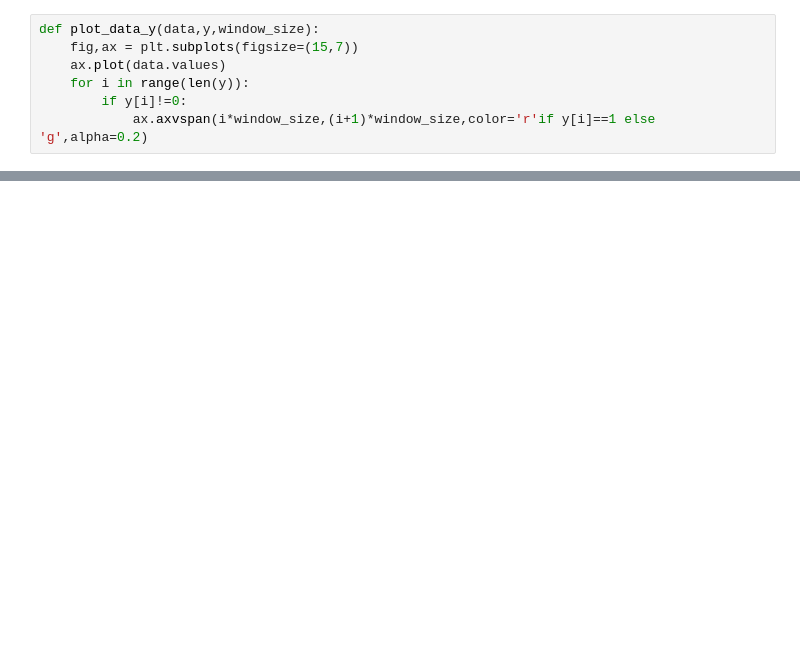
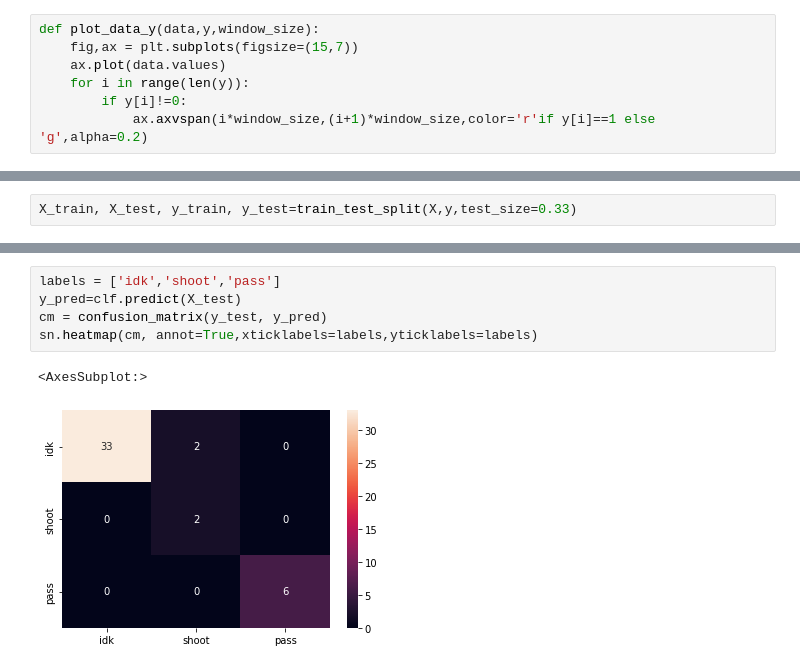
Before and after one commit to CamposCarvalhoC/Unihockey-Qself, a Jupyter notebook: unikockey.ipynb, the cells around one changed output, grey strips where cells are left out. Cells and saved outputs as stored; diff of their text form; blank space fills up the shorter version.

```diff
--- a/unikockey.ipynb
+++ b/unikockey.ipynb
@@ -187,0 +241,2 @@ box_plot(data,y,window_size)
+# %%
+X_train, X_test, y_train, y_test=train_test_split(X,y,test_size=0.33)
@@ -187,0 +248,8 @@ box_plot(data,y,window_size)
+# %%
+labels = ['idk','shoot','pass']
+y_pred=clf.predict(X_test)
+cm = confusion_matrix(y_test, y_pred)
+sn.heatmap(cm, annot=True,xticklabels=labels,yticklabels=labels)
+# %% [output]
+<AxesSubplot:>
+[figure, added]
```
Also changed, not shown: parts of 16 cells of this notebook.
